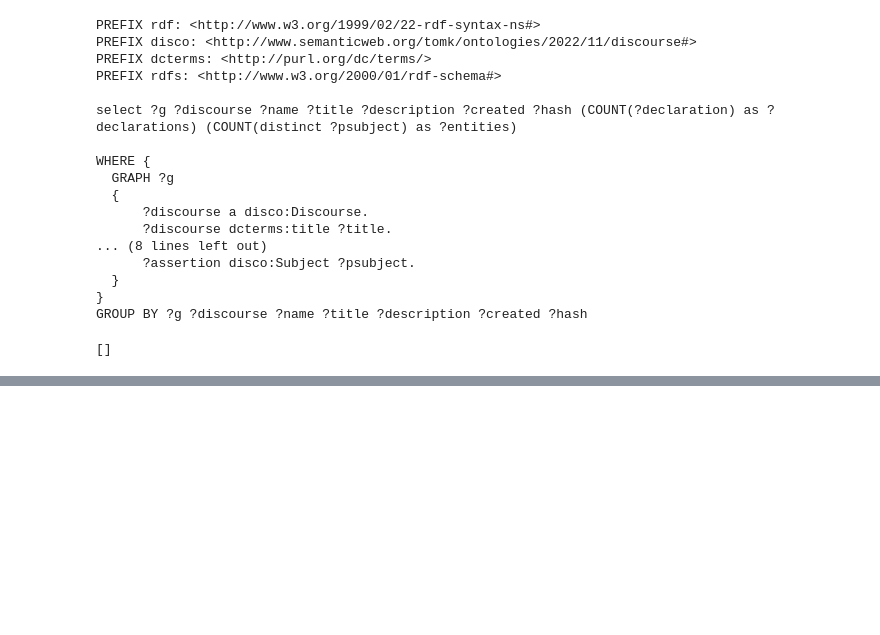
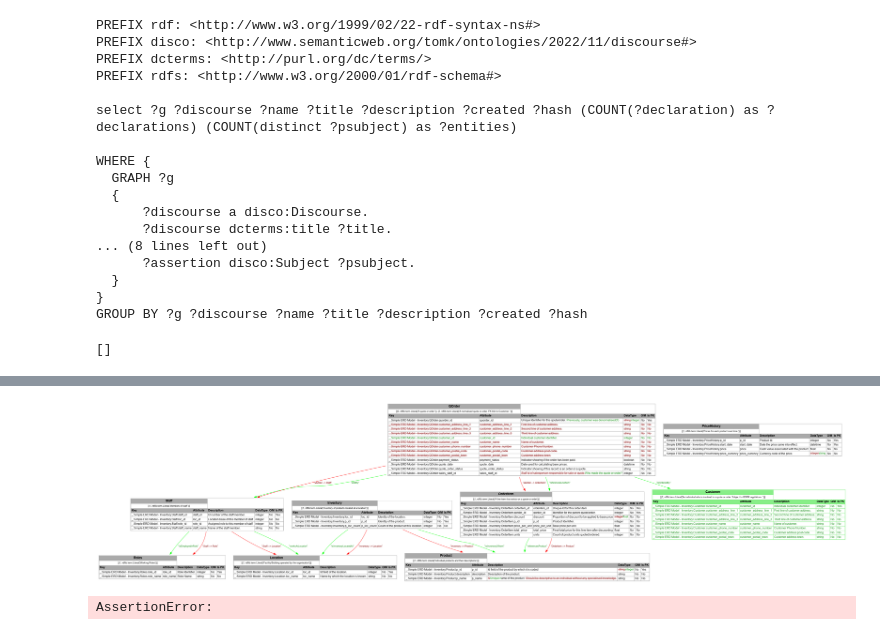
Before and after one commit to MrTomKimber/datamodels, a Jupyter notebook: IDE/Fuseki IO Development VI.ipynb, the cells around one changed output, grey strips where cells are left out. Cells and saved outputs as stored; diff of their text form; code cells hidden in the pictures; blank space fills up the shorter version.

```diff
--- a/IDE/Fuseki IO Development VI.ipynb
+++ b/IDE/Fuseki IO Development VI.ipynb
@@ -352,0 +379,8 @@ visualize(t2rdflibg(s1))
+# %%
+display(Image(DMEAR_vis.DMEAR_vizdiff_to_graph(s2, s1, option_dict, v_type="png")))
+# %% [output]
+[figure, added]
+# %%
+assert False
+# %% [output]
+AssertionError:
```
Also changed, not shown: parts of 35 cells of this notebook, 5 other files.
